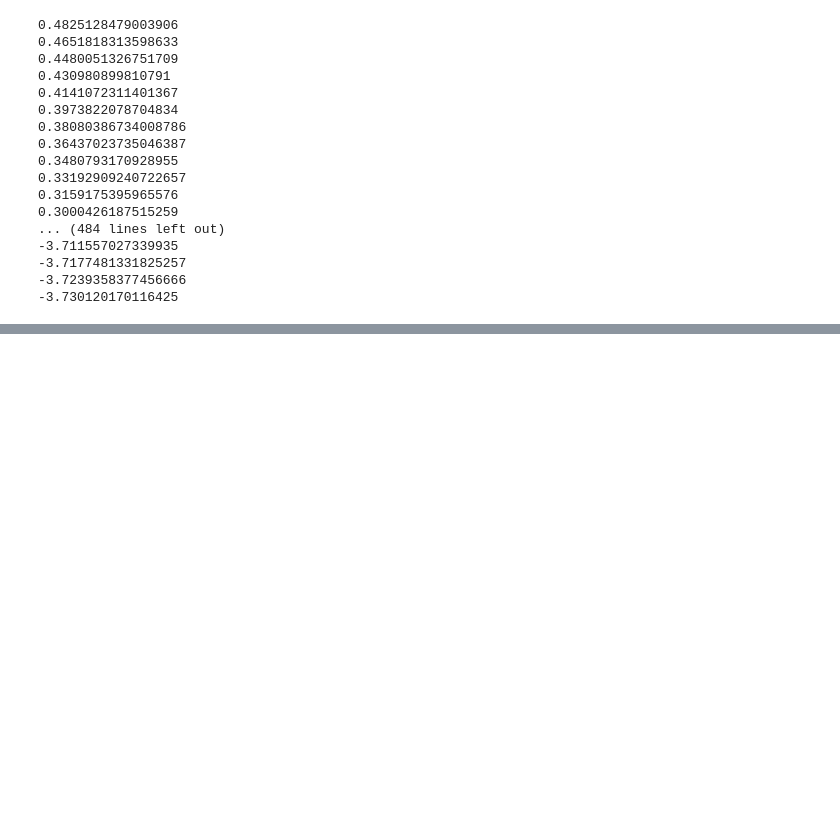
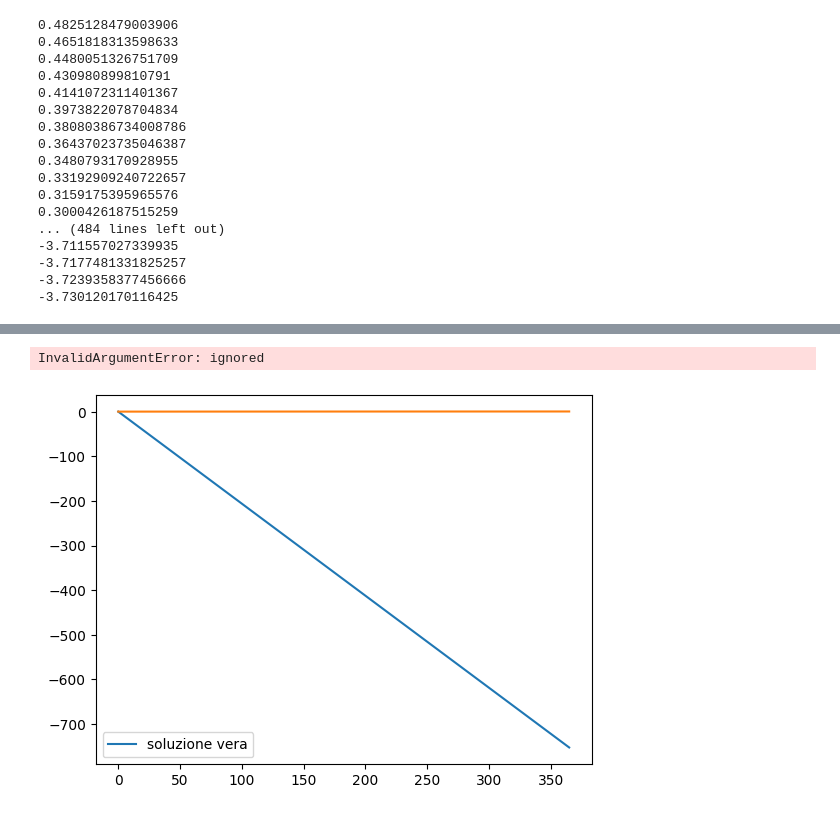
Before and after one commit to adrianoracano/Prog-NAPDE, a Jupyter notebook: prova_cn.ipynb, the cells around one changed output, grey strips where cells are left out. Cells and saved outputs as stored; diff of their text form; code cells hidden in the pictures; blank space fills up the shorter version.

```diff
--- a/prova_cn.ipynb
+++ b/prova_cn.ipynb
@@ -709,0 +874,20 @@ for i in range(len(t)):
+# %%
+def train_step_t():
+    with tf.GradientTape(persistent=True) as tape:
+        summation = []
+        for x in range(len(t)):
+            i = x
+            x = tf.constant([[[x]]],  dtype='float32')
+            tape.watch(x)
+            g_x = x * multilayer_perceptron(x) + f0
+            dNN = tape.gradient(g_x, x)
+            summation.append(dNN - f(i,beta[0][i]))
+        loss = tf.reduce_sum(tf.abs(summation))
+    trainable_variables = list(weights.values()) + list(biases.values())
+    gradients = tape.gradient(loss, trainable_variables)
+    optimizer.apply_gradients(zip(gradients, trainable_variables))
+
+for i in range(training_steps):
+    train_step_t()
+    if i % display_step == 0:
+        print("loss: %f " % (custom_loss()))
@@ -709,0 +914,17 @@ for i in range(len(t)):
+# %%
+multilayer_perceptron(1)
+# %% [output]
+InvalidArgumentError: ignored
+# %%
+curr_beta = beta0[0]
+beta_hat = np.zeros(beta.shape[1])
+for i in range(beta.shape[1]):
+    # x = np.array([curr_beta, T(i*dt)])
+    # print(curr_beta)
+    beta_hat[i] = g(dt*i).numpy()[0][0][0]
+
+plt.plot(t, beta_hat)
+
+cn_solver.plot_solutions(["soluzione vera"])
+# %% [output]
+[figure, added]
```
Also changed, not shown: parts of 11 cells of this notebook.
